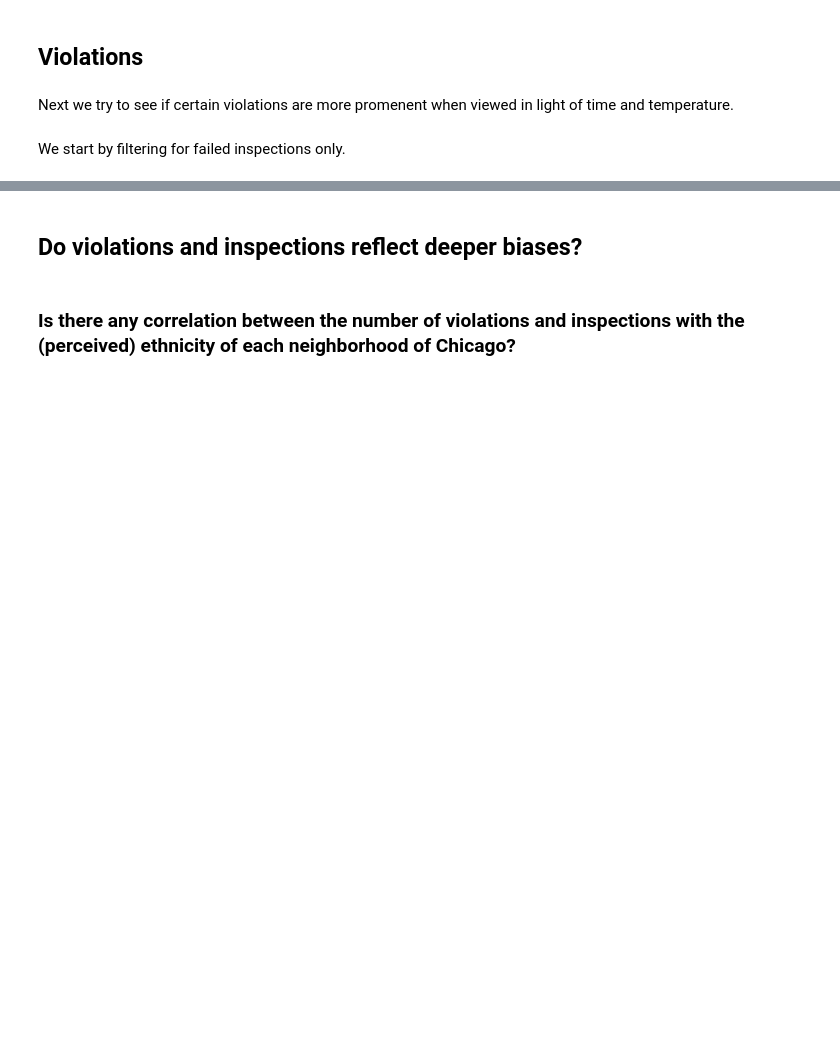
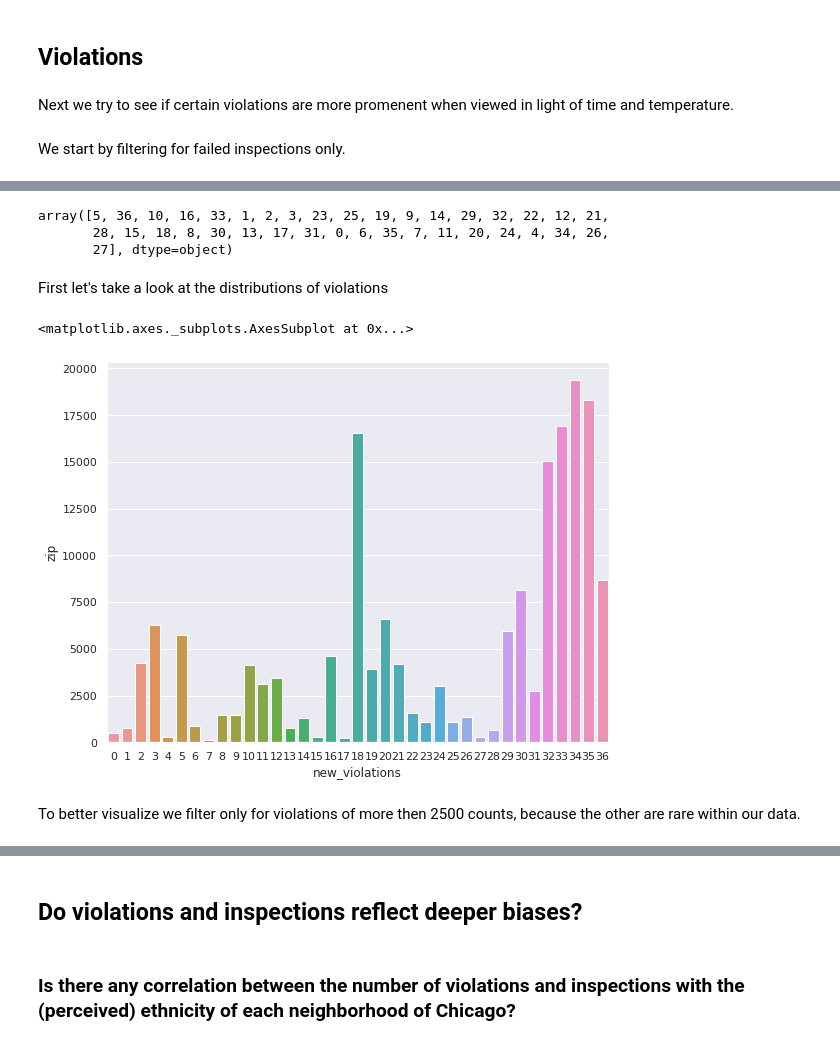
Before and after one commit to MNabegh/ADAknow, a Jupyter notebook: analysis.ipynb, the cells around one changed output, grey strips where cells are left out. Saved outputs shown, nothing was run; the diff lists cells and outputs as text; code cells hidden in the pictures; blank space fills up the shorter version.

Commit message:
add corrected violations cleaning

```diff
--- a/analysis.ipynb
+++ b/analysis.ipynb
@@ -1706,0 +1719,16 @@ array([5, 36, 10, 16, 33, 1, 2, 3, 23, 25, 19, 9, 14, 29, 32, 22, 12, 21,
+# %%
+failed_df['new_violations'].unique()
+# %% [output]
+array([5, 36, 10, 16, 33, 1, 2, 3, 23, 25, 19, 9, 14, 29, 32, 22, 12, 21,
+       28, 15, 18, 8, 30, 13, 17, 31, 0, 6, 35, 7, 11, 20, 24, 4, 34, 26,
+       27], dtype=object)
+# %% [markdown]
+First let's take a look at the distributions of violations
+# %%
+first_group = failed_df.groupby(['new_violations'], as_index=False).count()
+sns.barplot(x='new_violations', y='zip', data=first_group.sort_values('zip', ascending=False))
+# %% [output]
+<matplotlib.axes._subplots.AxesSubplot at 0x...>
+[figure, added]
+# %% [markdown]
+To better visualize we filter only for violations of more then 2500 counts, because the other are rare within our data.
```
Also changed, not shown: parts of 11 cells of this notebook, 18 other files.
